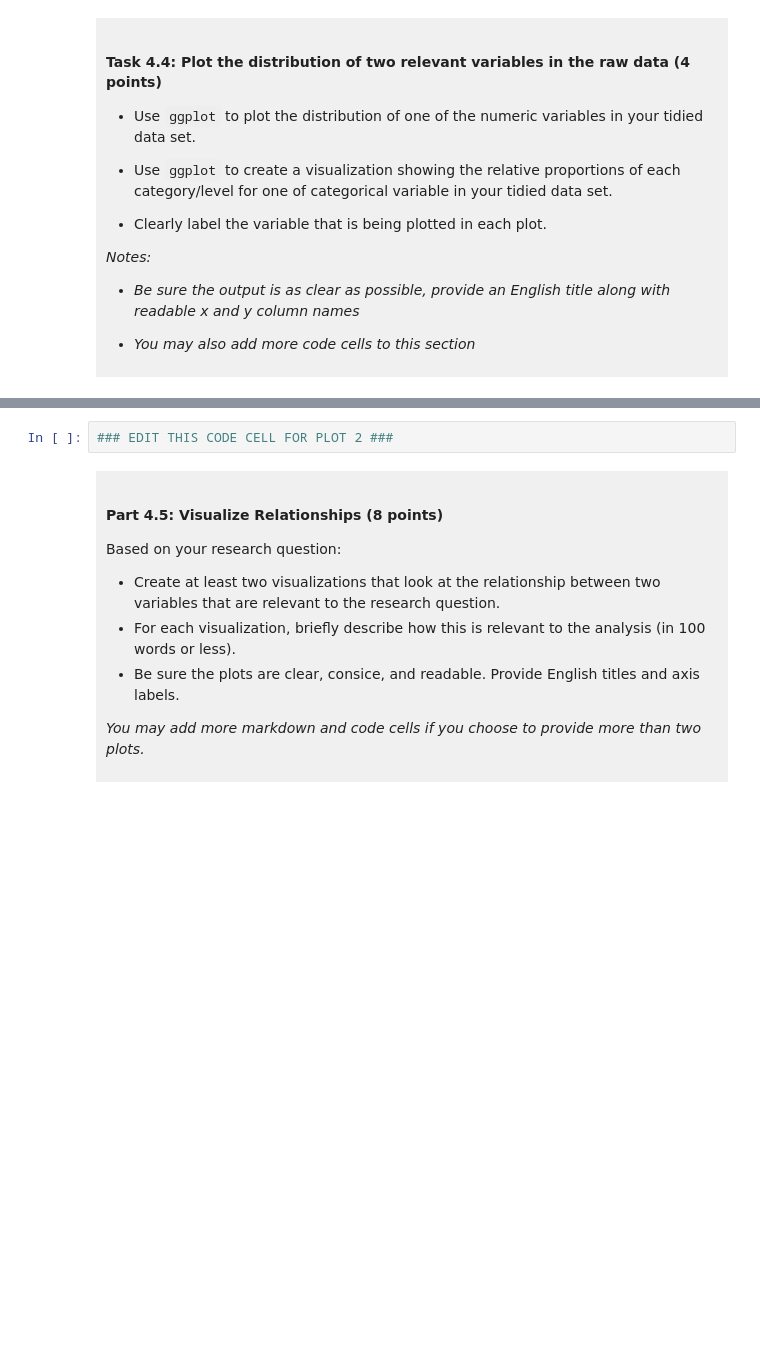
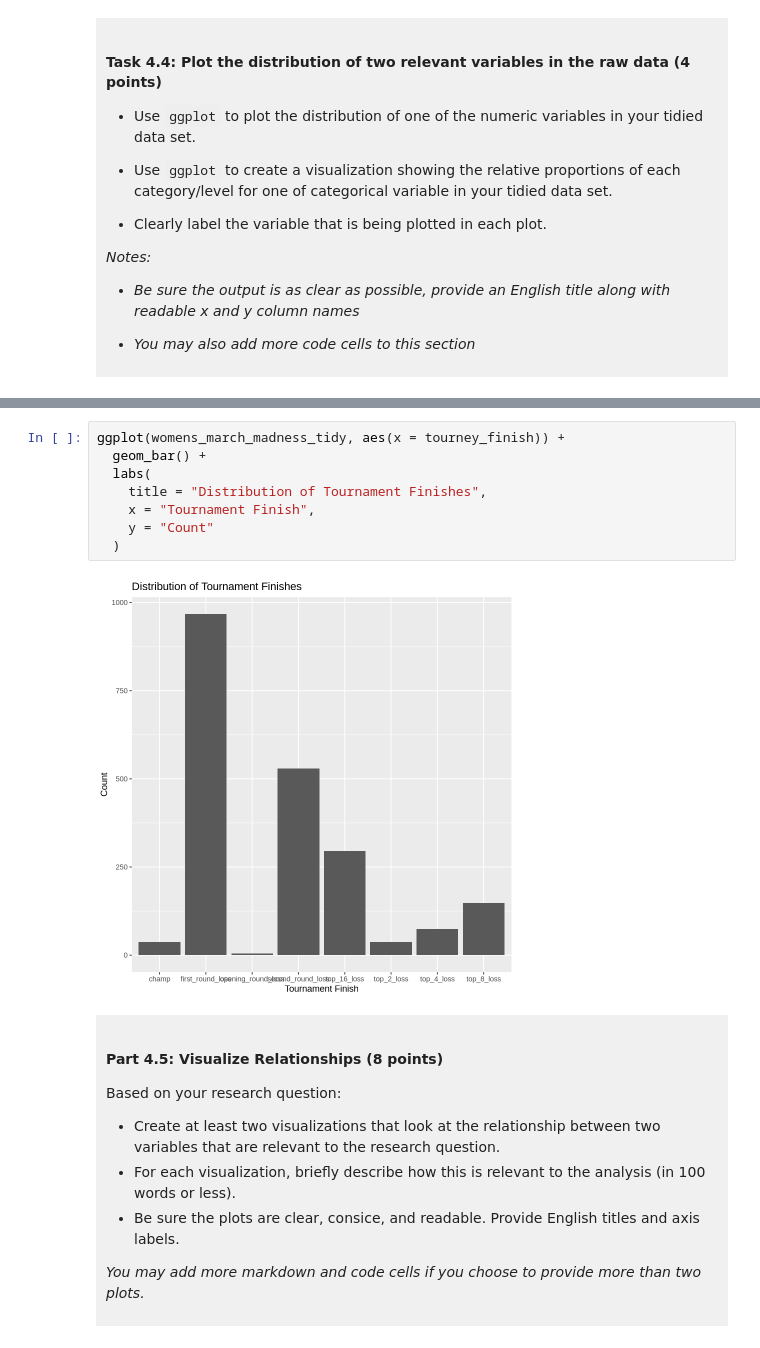
Before and after one commit to samdlcrz/dsci-100-project-samantha-delacruz, a Jupyter notebook: dsci-100-project-notebook.ipynb, the cells around one changed output, grey strips where cells are left out. Saved outputs shown, nothing was run; the diff lists cells and outputs as text; blank space fills up the shorter version.

```diff
--- a/dsci-100-project-notebook.ipynb
+++ b/dsci-100-project-notebook.ipynb
@@ -357,5 +368,13 @@ A tibble: 8 × 2
 # %%
-### EDIT THIS CODE CELL FOR PLOT 2 ###
+ggplot(womens_march_madness_tidy, aes(x = tourney_finish)) +
+  geom_bar() +
+  labs(
+    title = "Distribution of Tournament Finishes",
+    x = "Tournament Finish",
+    y = "Count"
+  )
+# %% [output]
+[figure, added]
 # %% [markdown]
 <div style="background-color: #f0f0f0; padding: 10px;">
 
```
Also changed, not shown: parts of 1 cell of this notebook.
